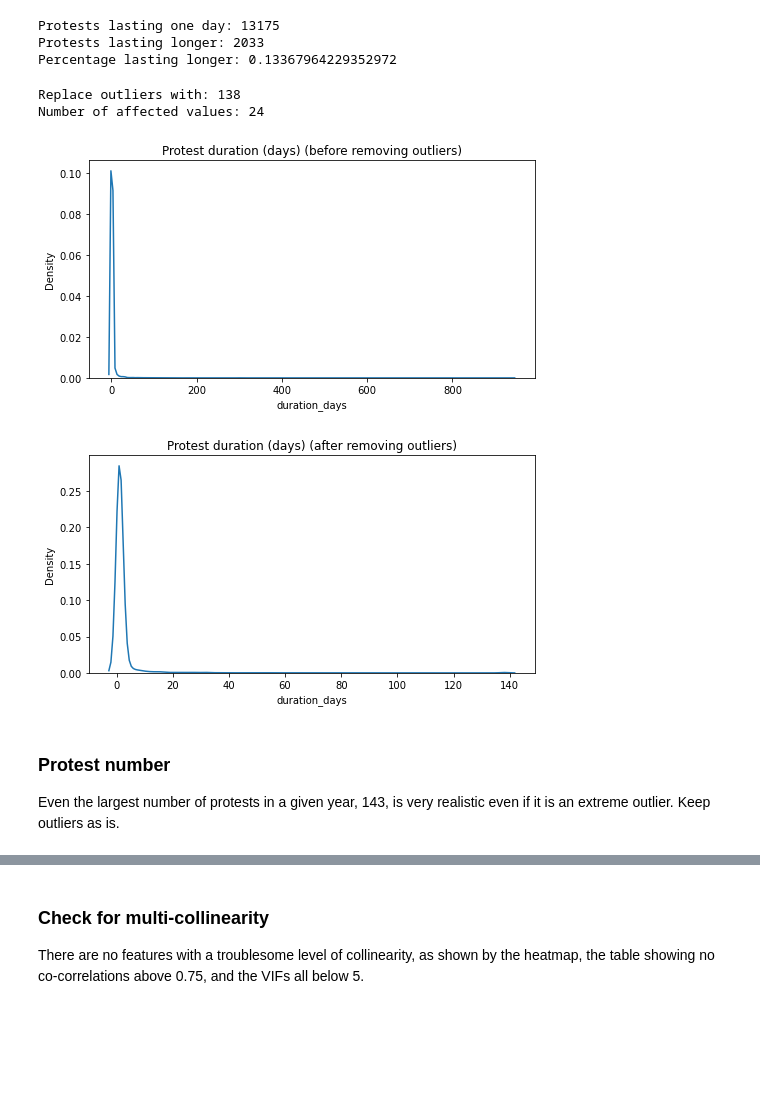
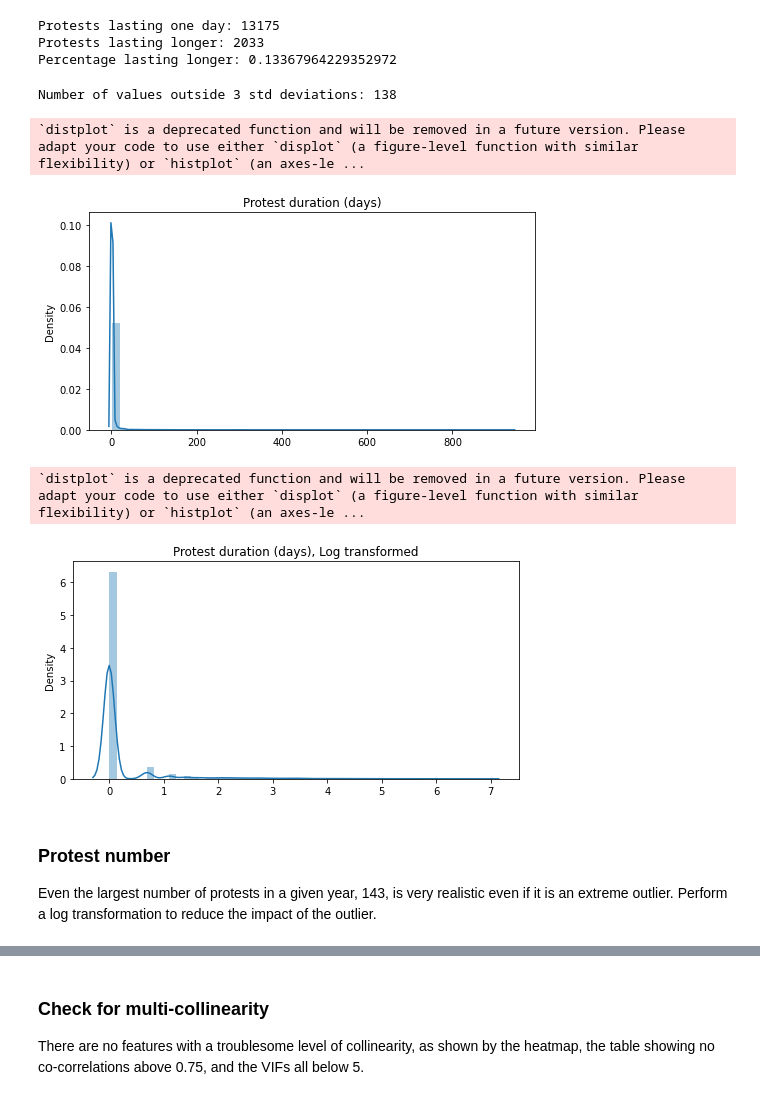
Before and after one commit to sethnlewis/Predicting-Political-Revolutions, a Jupyter notebook: notebooks/cleaning_protests_dataset.ipynb, the cells around one changed output, grey strips where cells are left out. Saved outputs shown, nothing was run; the diff lists cells and outputs as text; code cells hidden in the pictures; blank space fills up the shorter version.

```diff
--- a/notebooks/cleaning_protests_dataset.ipynb
+++ b/notebooks/cleaning_protests_dataset.ipynb
@@ -1017,18 +1014,18 @@ Based on the histogram / KDE plot, there are clearly substantial outliers. None
 # %%
 # Calculate the replacement value
 max_value = int(df_joined.participants.mean() + 3*df_joined.participants.std())
-print('Replace outliers with:', max_value)
-print('Number of affected values:', df_joined.loc[df_joined.participants>max_value].shape[0])
+print('Number of values outside 3 std deviations:',
+      df_joined.loc[df_joined.participants>max_value].shape[0])
 
-# Before removing outliers
+# Before log transformation
 plt.figure(figsize=(10, 4))
-sns.kdeplot(x=df_joined.participants)
-plt.title('Protest participants (before removing outliers)')
+sns.distplot(df_joined.participants)
+plt.title('Protest participants (no transformation)')
 plt.show()
 
-# After removing outliers
-df_joined.loc[df_joined.participants>max_value, 'participants'] = max_value
+# After Log transform
+df_joined['participants_log'] = np.log(df_joined.participants)
 plt.figure(figsize=(10, 4))
-sns.kdeplot(x=df_joined.participants)
-plt.title('Protest participants (after removing outliers)');
+sns.distplot(x=df_joined.participants_log)
+plt.title('Protest participants (Log transformed)');
 # %% [output]
@@ -1052,32 +1050,30 @@ Percentage lasting longer: 0.13367964229352972
 # %%
 # Calculate the replacement value
 remove_1_day_protests = df_joined.loc[df_joined.duration_days > 1, 'duration_days']
 max_value = int(remove_1_day_protests.mean() + 3*remove_1_day_protests.std())
-print('Replace outliers with:', max_value)
-print('Number of affected values:', df_joined.loc[df_joined.duration_days>max_value].shape[0])
+print('Number of values outside 3 std deviations:', max_value)
 
-
-# Plot before removing outliers
+# Plot before transformation
 plt.figure(figsize=(8, 4))
-sns.kdeplot(x=df_joined.duration_days)
-plt.title('Protest duration (days) (before removing outliers)')
+sns.distplot(x=df_joined.duration_days)
+plt.title('Protest duration (days)')
 plt.show()
 
-# Calculate "max" threshold
-df_joined.loc[df_joined.duration_days>max_value, 'duration_days'] = max_value
+# Plot after log transformation
+df_joined['duration_days_log'] = np.log(df_joined.duration_days)
 
-# Plot after removing outliers
 plt.figure(figsize=(8, 4))
-sns.kdeplot(x=df_joined.duration_days)
-plt.title('Protest duration (days) (after removing outliers)');
+sns.distplot(x=df_joined.duration_days_log)
+plt.title('Protest duration (days), Log transformed');
 # %% [output]
-Replace outliers with: 138
-Number of affected values: 24
+Number of values outside 3 std deviations: 138
+`distplot` is a deprecated function and will be removed in a future version. Please adapt your code to use either `displot` (a figure-level function with similar flexibility) or `histplot` (an axes-le ...
-[figure, old version]
+[figure, new version]
+`distplot` is a deprecated function and will be removed in a future version. Please adapt your code to use either `displot` (a figure-level function with similar flexibility) or `histplot` (an axes-le ...
-[figure, old version]
+[figure, new version]
 # %% [markdown]
 ### Protest number
-Even the largest number of protests in a given year, 143, is very realistic even if it is an extreme outlier. Keep outliers as is.
+Even the largest number of protests in a given year, 143, is very realistic even if it is an extreme outlier. Perform a log transformation to reduce the impact of the outlier.
 # %%
 # Calculate the replacement value
 max_value = int(df_joined.protestnumber.mean() + 3*df_joined.protestnumber.std())
```
Also changed, not shown: parts of 15 cells of this notebook, 5 other files.
